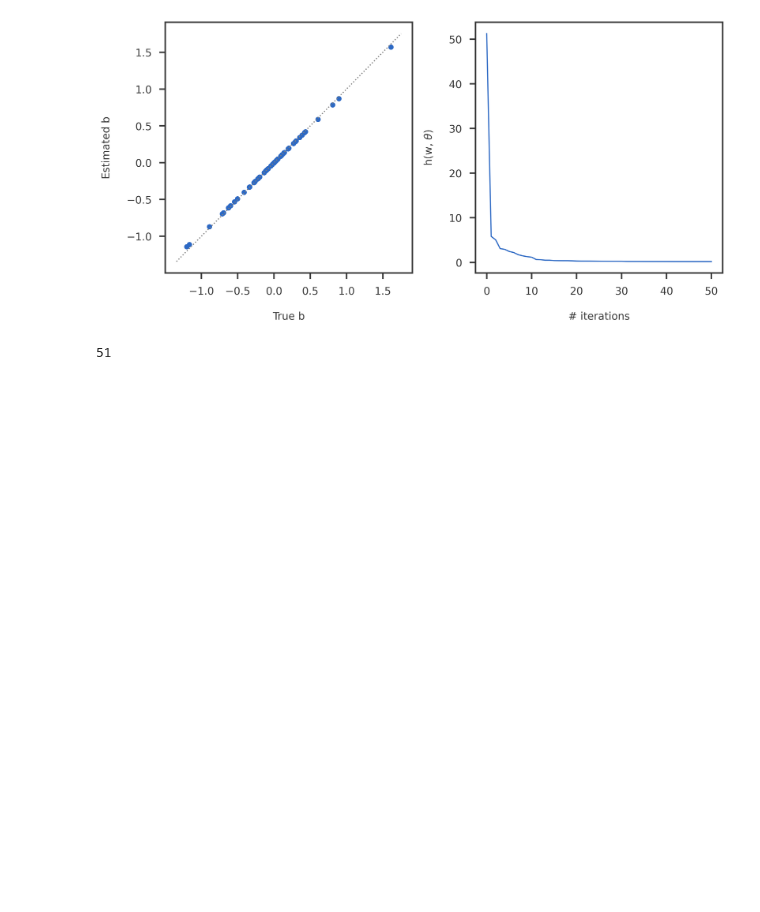
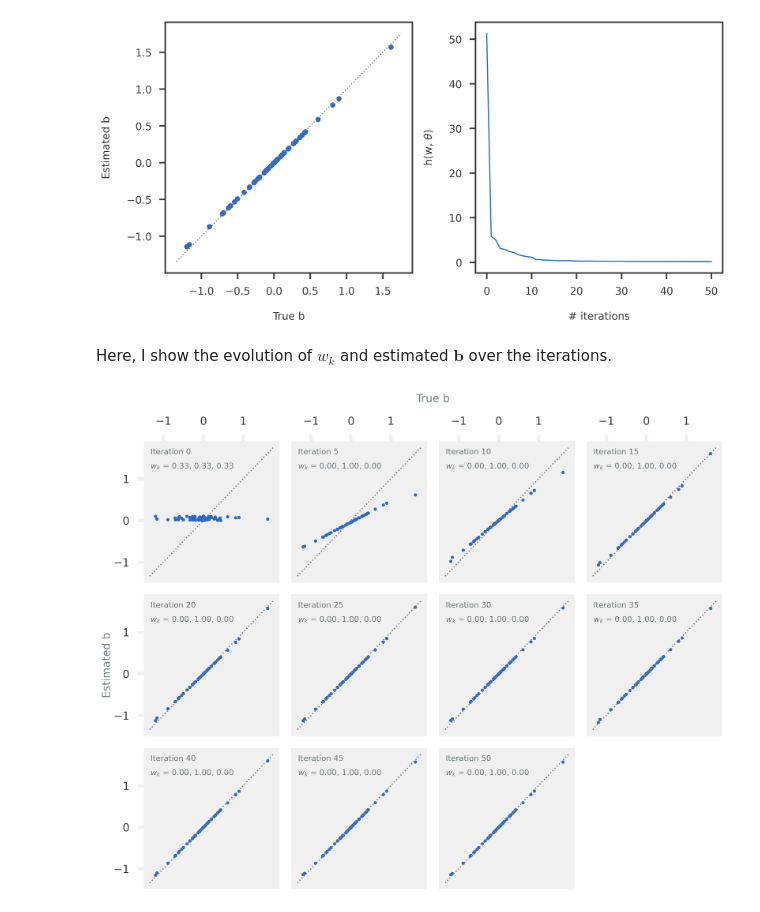
Before and after one commit to banskt/iridge-notes, a Jupyter notebook: _notebooks/2022-01-10-mrash-penalized-regression-penalty-function-optimization.ipynb, the cells around one changed output. Cells and saved outputs as stored; diff of their text form; code cells hidden in the pictures; blank space fills up the shorter version.

Commit message:
include plot for wk and theta update over iterations

```diff
--- a/_notebooks/2022-01-10-mrash-penalized-regression-penalty-function-optimization.ipynb
+++ b/_notebooks/2022-01-10-mrash-penalized-regression-penalty-function-optimization.ipynb
@@ -261,7 +261,74 @@ plt.tight_layout()
 plt.show()
 # %% [output]
 [figure]
-# %%
-len(cg_min.allvecs)
-# %% [output]
-51
+# %% [markdown]
+Here, I show the evolution of $w_k$ and estimated $\mathbf{b}$ over the iterations.
+# %%
+#collapse-hide
+
+subplot_h = 1.8
+nstep = 5
+nplot = int(niter / nstep) + 1
+ncol  = 4
+nrow  = int(nplot / ncol + 1) if nplot%ncol != 0 else int(nplot / ncol)
+figw  = ncol * subplot_h + (ncol - 1) * 0.3 + 1.2
+figh  = nrow * subplot_h + (nrow - 1) * 0.3 + 1.5
+figscale = 12.0 / figw
+
+bgcolor = '#F0F0F0'
+highlight_color = '#EE6868'
+subdue_color = '#848f94'
+text_color = '#69767c'
+
+fig = plt.figure(figsize = (figw * figscale, figh * figscale))
+axmain = fig.add_subplot(111)
+
+for i in range(nplot):
+    ax  = fig.add_subplot(nrow, ncol, i + 1)
+    itr = i * nstep
+
+    params = cg_min.allvecs[itr]
+    z_it = params[:p]
+    a_it = params[2*p:]
+    #lj_it = params[p:2*p]
+    w_it = softmax(a_it, base = softmax_base)
+    b_it = shrink_theta(z_it, strue, w_it, sk, dj)
+
+    ax.scatter(btrue, b_it, s=10)
+    mpl_utils.plot_diag(ax)
+
+    wtext = r'$w_k$ = ' + ', '.join([f"{w:.2f}" for w in w_it])
+    itrtext = f"Iteration {itr}"
+
+    ax.text(0.05, 0.85, wtext, va='top', ha='left',
+            transform=ax.transAxes, color = text_color, fontsize = 10)
+    ax.text(0.05, 0.95, itrtext, va='top', ha='left',
+            transform=ax.transAxes, color = text_color, fontsize = 10)
+    ax.tick_params(bottom = False, top = False, left = False, right = False,
+                   labelbottom = False, labeltop = False, labelleft = False, labelright = False)
+
+    ax.set_facecolor(bgcolor)
+    for side, border in ax.spines.items():
+        border.set_visible(False)
+    if i < ncol:
+        ax.tick_params(top = True, labeltop = True, color = bgcolor, width = 5)
+        #ax.set_xticks(np.log10([0.001, 0.01, 0.1, 1.0]))
+    if i%ncol == 0:
+        ax.tick_params(left = True, labelleft = True, color = bgcolor, width = 5)
+    #ax.set_ylim(-0.1, 2.1)
+
+axmain.tick_params(bottom = False, top = False, left = False, right = False,
+                   labelbottom = False, labeltop = False, labelleft = False, labelright = False)
+for side, border in axmain.spines.items():
+    border.set_visible(False)
+axmain.set_ylabel(r'Estimated b', labelpad = 40, color = text_color)
+axmain.set_xlabel(r'True b', labelpad = 50, color = text_color)
+axmain.xaxis.set_label_position('top')
+
+
+plt.tight_layout()
+# plt.savefig(f'../plots/{fileprefix}.pdf', bbox_inches='tight')
+# plt.savefig(f'../plots/{fileprefix}.png', bbox_inches='tight')
+plt.show()
+# %% [output]
+[figure, added]
```
